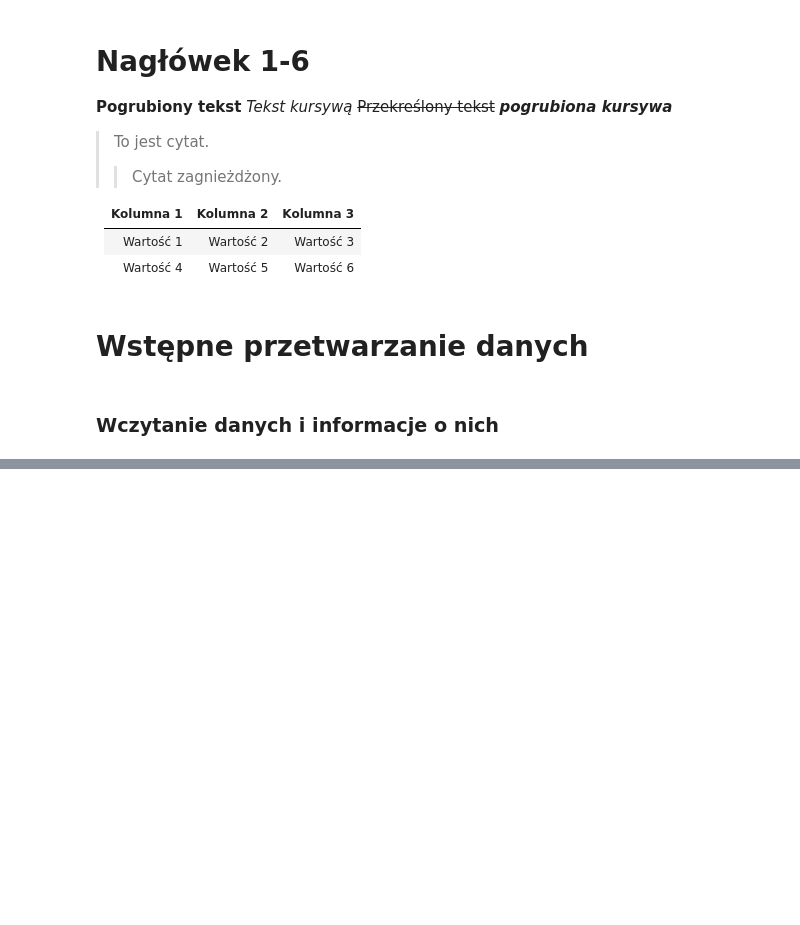
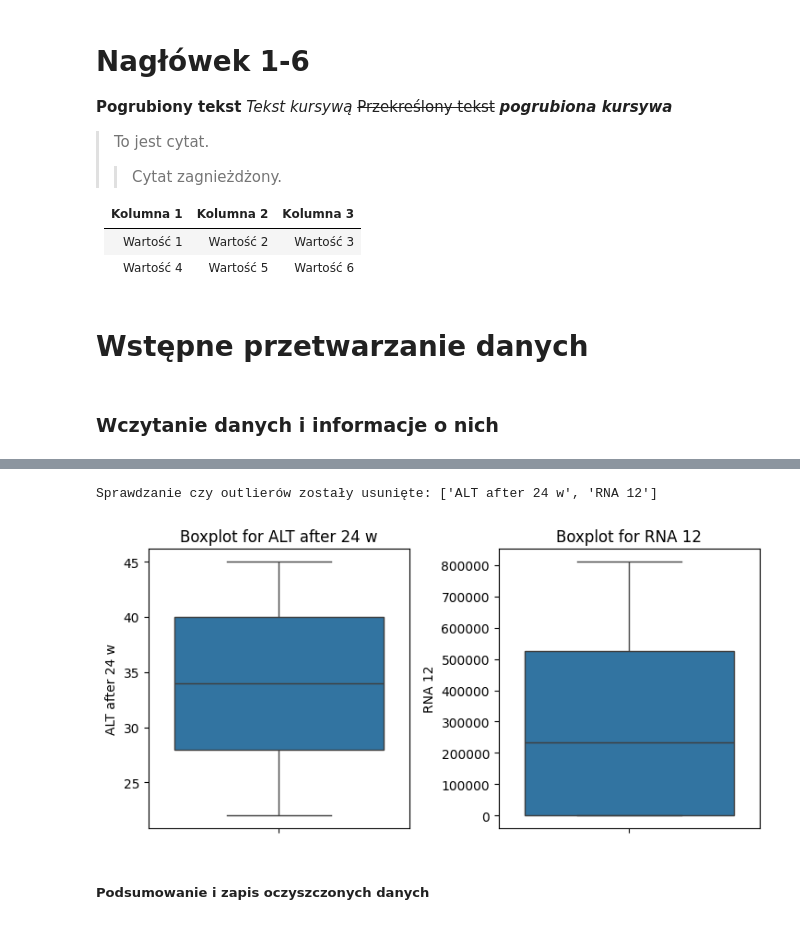
Before and after one commit to Meikelele/thesis, a Jupyter notebook: main.ipynb, the cells around one changed output, grey strips where cells are left out. Cells and saved outputs as stored; diff of their text form; code cells hidden in the pictures; blank space fills up the shorter version.

```diff
--- a/main.ipynb
+++ b/main.ipynb
@@ -51,0 +171,15 @@ dtype: int64
+# %%
+if features_to_remove_outliers:
+    print(f"Sprawdzanie czy outlierów zostały usunięte: {features_to_remove_outliers}")
+    plt.figure(figsize=(15, 10))
+    for i, feature in enumerate(features_to_remove_outliers, 1):
+        plt.subplot(3, 4, i)
+        sns.boxplot(data[feature])
+        plt.title(f'Boxplot for {feature}')
+    plt.tight_layout()
+    plt.show()
+# %% [output]
+Sprawdzanie czy outlierów zostały usunięte: ['ALT after 24 w', 'RNA 12']
+[figure, added]
+# %% [markdown]
+##### Podsumowanie i zapis oczyszczonych danych
```
Also changed, not shown: parts of 20 cells of this notebook, 2 other files.
